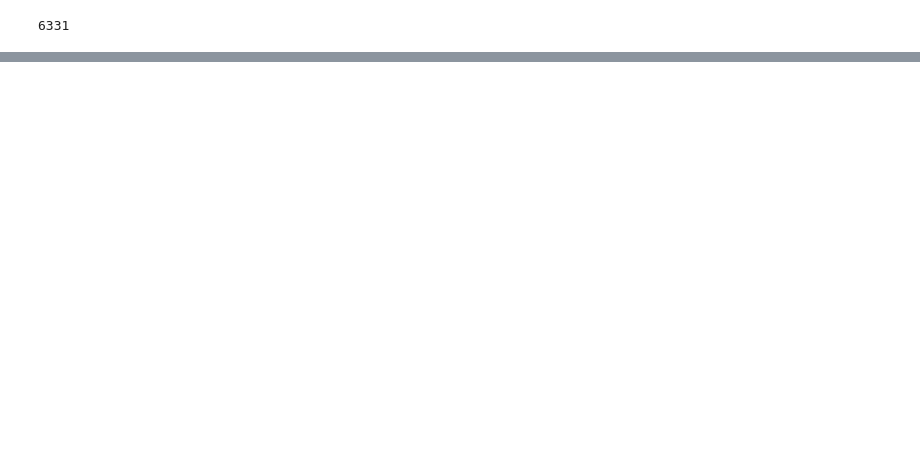
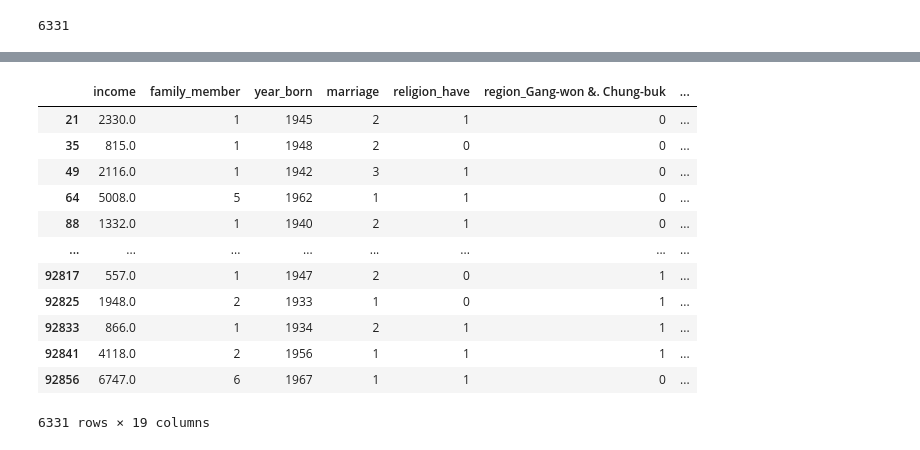
Before and after one commit to leecheolu/Data_Science-hw-, a Jupyter notebook: 과제.ipynb, the cells around one changed output, grey strips where cells are left out. Drawn from its saved outputs; the diff is of its cells as text; code cells hidden in the pictures; blank space fills up the shorter version.

```diff
--- a/과제.ipynb
+++ b/과제.ipynb
@@ -143,0 +182,16 @@ data.corr()
+# %%
+data
+# %% [output]
+|  | income | family_member | year_born | marriage | religion_have | region_Gang-won &. Chung-buk | ... |
+| 21 | 2330.0 | 1 | 1945 | 2 | 1 | 0 | ... |
+| 35 | 815.0 | 1 | 1948 | 2 | 0 | 0 | ... |
+| 49 | 2116.0 | 1 | 1942 | 3 | 1 | 0 | ... |
+| 64 | 5008.0 | 5 | 1962 | 1 | 1 | 0 | ... |
+| 88 | 1332.0 | 1 | 1940 | 2 | 1 | 0 | ... |
+| ... | ... | ... | ... | ... | ... | ... | ... |
+| 92817 | 557.0 | 1 | 1947 | 2 | 0 | 1 | ... |
+| 92825 | 1948.0 | 2 | 1933 | 1 | 0 | 1 | ... |
+| 92833 | 866.0 | 1 | 1934 | 2 | 1 | 1 | ... |
+| 92841 | 4118.0 | 2 | 1956 | 1 | 1 | 1 | ... |
+| 92856 | 6747.0 | 6 | 1967 | 1 | 1 | 0 | ... |
+6331 rows × 19 columns
```
Also changed, not shown: parts of 27 cells of this notebook.
